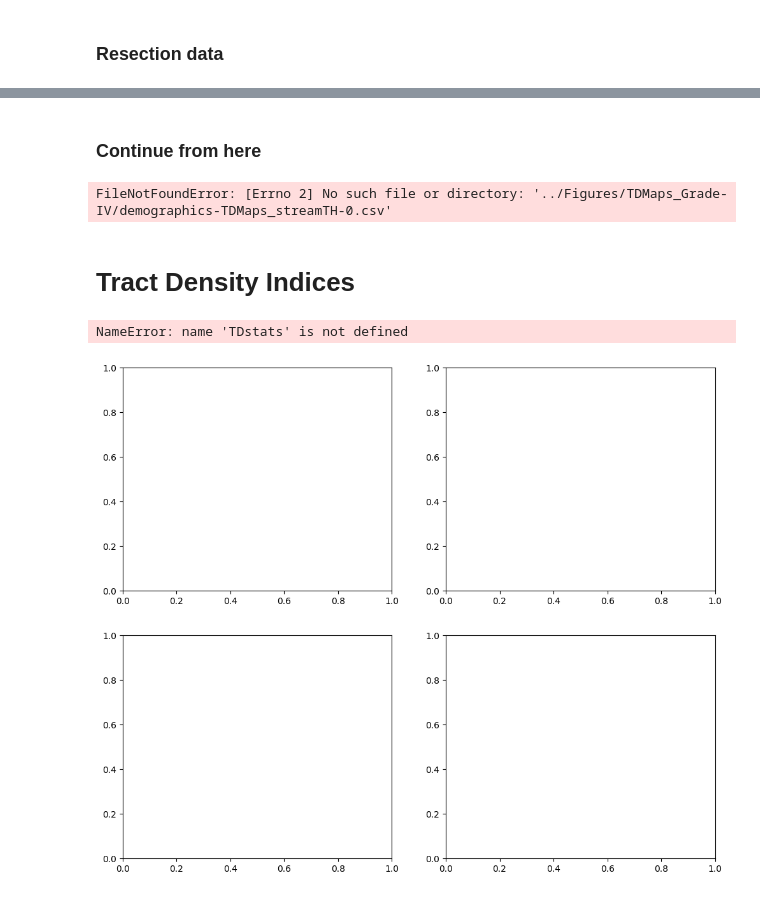
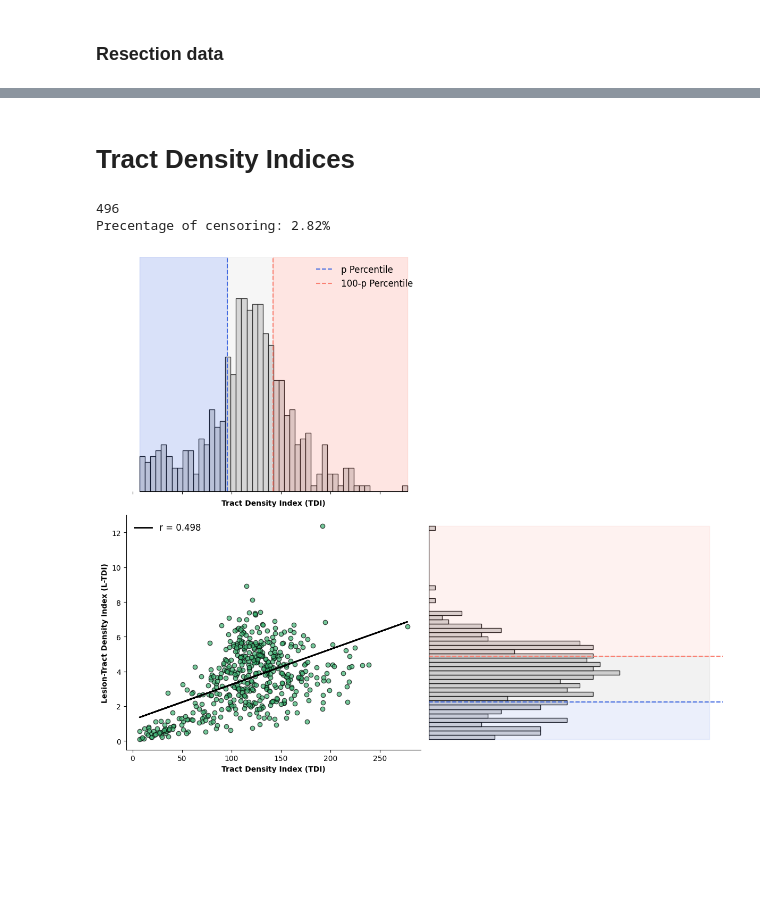
Before and after one commit to JoanSano/NormWM_4_Glioblastoma, a Jupyter notebook: UPENN-GBM/demographics__UPENN.ipynb, the cells around one changed output, grey strips where cells are left out. Cells and saved outputs as stored; diff of their text form; code cells hidden in the pictures; blank space fills up the shorter version.

```diff
--- a/UPENN-GBM/demographics__UPENN.ipynb
+++ b/UPENN-GBM/demographics__UPENN.ipynb
@@ -27,10 +27,16 @@ def autopct_format(values):
         absolute = round(pct / 100. * sum(values))
         return f"{absolute} ({pct:.1f}%)"
     return my_format
+# %%
+root = "D:\JoanFR_Sano\Glioblastoma_UPENN-GBM_v2-20221024"
+fmt = "svg"
+stream_th = 0
+figs_folder = f"Demographics-GBM"
+os.makedirs(os.path.join(root, "Figures/TDMaps_IDH1-WT",figs_folder), exist_ok=True)
+daysXmonth = 365/12
 # %% [markdown]
 # We inspect the full clinical sample, without filters
 # %%
-root = "/home/sano/Documents/Joan/Data/Glioblastoma_UPENN-GBM_v2-20221024"
 figs = os.path.join(root, "Figures")
 os.makedirs(figs, exist_ok=True)
 clinical_raw_full = pd.read_csv(os.path.join(root, "data/UPENN-GBM_clinical_info_v2.1.csv"), sep=',')
@@ -315,22 +730,16 @@ Number of patients without imaging data:  0
-# %% [markdown]
-### Continue from here
-# %%
-stream_th = 0
-figs_folder = f"Demographics-All"
-os.makedirs("../Figures/TDMaps_Grade-IV/"+figs_folder, exist_ok=True)
-daysXmonth = 30
-
-TDstats = pd.read_csv(f"../Figures/TDMaps_Grade-IV/demographics-TDMaps_streamTH-{stream_th}.csv")
-morphology = pd.read_csv(f"../Figures/TDMaps_Grade-IV/demographics-morphology_mask-tissues.csv")
-
-print(TDstats["1-dead 0-alive"].value_counts().sum())
-censored = (TDstats["1-dead 0-alive"]==0).sum()
-all = TDstats["1-dead 0-alive"].value_counts().sum()
-print(f"Precentage of censoring: {round(100*censored/all,2)}%")
-# %% [output]
-FileNotFoundError: [Errno 2] No such file or directory: '../Figures/TDMaps_Grade-IV/demographics-TDMaps_streamTH-0.csv'
 # %% [markdown]
 # Tract Density Indices
+# %%
+TDstats = pd.read_csv(os.path.join(root, f"TDMaps_IDH1-WT/demographics-TDMaps_streamTH-{stream_th}.csv"))
+morphology = pd.read_csv(os.path.join(root, f"TDMaps_IDH1-WT/morphology-tissues.csv"))
+
+print(TDstats["Survival_Status"].value_counts().sum())
+censored = (TDstats["Survival_Status"]==0).sum()
+all = TDstats["Survival_Status"].value_counts().sum()
+print(f"Precentage of censoring: {round(100*censored/all,2)}%")
+# %% [output]
+496
+Precentage of censoring: 2.82%
 # %%
 # Prepare the figure
 fig, ax = plt.subplots(2, 2, figsize=(12, 10), gridspec_kw={"height_ratios": [1, 1]})
@@ -342,54 +751,54 @@ ltdi_25, ltdi_75 = TDstats["Whole lesion TDMap"].quantile(0.25), TDstats["Whole
 # Histogram for "Whole TDMap"
 tdi = TDstats["Whole TDMap"].dropna()
 ax[0, 0].hist(tdi, bins=50, color='lightgray', edgecolor='black', alpha=0.9, density=True)
-ax[0, 0].axvline(tdi_25, color='salmon', linestyle="--", linewidth=1.5, label="p Percentile")
-ax[0, 0].axvline(tdi_75, color='royalblue', linestyle="--", linewidth=1.5, label="100-p Percentile")
-ax[0, 0].fill_betweenx([0, 1], tdi.min(), tdi_25, color="salmon", alpha=0.2, transform=ax[0, 0].get_xaxis_transform())
+ax[0, 0].axvline(tdi_25, color='royalblue', linestyle="--", linewidth=1.5, label="p Percentile")
+ax[0, 0].axvline(tdi_75, color='salmon', linestyle="--", linewidth=1.5, label="100-p Percentile")
+ax[0, 0].fill_betweenx([0, 1], tdi.min(), tdi_25, color="royalblue", alpha=0.2, transform=ax[0, 0].get_xaxis_transform())
 ax[0, 0].fill_betweenx([0, 1], tdi_25, tdi_75, color="lightgray", alpha=0.2, transform=ax[0, 0].get_xaxis_transform())
-ax[0, 0].fill_betweenx([0, 1], tdi_75, tdi.max(), color="royalblue", alpha=0.2, transform=ax[0, 0].get_xaxis_transform())
+ax[0, 0].fill_betweenx([0, 1], tdi_75, tdi.max(), color="salmon", alpha=0.2, transform=ax[0, 0].get_xaxis_transform())
 ax[0, 0].set_xlabel("Tract Density Index (TDI)", fontweight="bold")
 ax[0, 0].spines[["top", "right", "left"]].set_visible(False)
 ax[0, 0].set_yticks([])
 ax[0, 0].set_xticklabels([])
 ax[0, 0].legend(loc="upper right", fontsize=12, frameon=False)
+ax[0, 0].spines['bottom'].set_bounds(tdi.min(),tdi.max())
 
-# Histogram for "Whole lesion TDMap"
-ltdi = TDstats["Whole lesion TDMap"].dropna()
-ax[0, 1].hist(ltdi, bins=50, color='lightgray', edgecolor='black', alpha=0.9, density=True)
-ax[0, 1].axvline(ltdi_25, color='salmon', linestyle="--", linewidth=1.5, label="25th Percentile")
-ax[0, 1].axvline(ltdi_75, color='royalblue', linestyle="--", linewidth=1.5, label="75th Percentile")
-ax[0, 1].fill_betweenx([0, 1], ltdi.min(), ltdi_25, color="salmon", alpha=0.2, transform=ax[0, 1].get_xaxis_transform())
-ax[0, 1].fill_betweenx([0, 1], ltdi_25, ltdi_75, color="lightgray", alpha=0.2, transform=ax[0, 1].get_xaxis_transform())
-ax[0, 1].fill_betweenx([0, 1], ltdi_75, ltdi.max(), color="royalblue", alpha=0.2, transform=ax[0, 1].get_xaxis_transform())
-ax[0, 1].set_xlabel("Lesion-Tract Density Index (L-TDI)", fontweight="bold")
-ax[0, 1].spines[["top", "right", "left"]].set_visible(False)
-ax[0, 1].set_yticks([])
-ax[0, 1].set_xticklabels([])
+# Hide empty subplot (bottom right)
+ax[0, 1].axis("off")
 
 # Scatter plot for the relationship between the two variables
 ax[1, 0].scatter(
     TDstats["Whole TDMap"],
     TDstats["Whole lesion TDMap"],
     alpha=0.7, color="mediumseagreen", edgecolor="black"
 )
 ax[1, 0].set_xlabel("Tract Density Index (TDI)", fontweight="bold")
 ax[1, 0].set_ylabel("Lesion-Tract Density Index (L-TDI)", fontweight="bold")
 ax[1, 0].spines[["top", "right"]].set_visible(False)
 #ax[1, 0].set_xticklabels([])
 #ax[1, 0].set_yticklabels([])
 
 x = TDstats["Whole TDMap"].dropna()
 y = TDstats["Whole lesion TDMap"].dropna()
 slope, intercept, r_value, _, _ = linregress(x, y)
 ax[1, 0].plot(x, slope * x + intercept, color="black", linestyle="-", label=f"r = {r_value:.3f}", linewidth=2)
 ax[1, 0].legend(loc="upper left", fontsize=12, frameon=False)
 
-# Hide empty subplot (bottom right)
-ax[1, 1].axis("off")
+# Histogram for "Whole lesion TDMap"
+ltdi = TDstats["Whole lesion TDMap"].dropna()
+ax[1, 1].hist(ltdi, bins=50, color='lightgray', edgecolor='black', alpha=0.9, density=True, orientation='horizontal')
+ax[1, 1].axhline(ltdi_25, color='royalblue', linestyle="--", linewidth=1.5, label="25th Percentile")
+ax[1, 1].axhline(ltdi_75, color='salmon', linestyle="--", linewidth=1.5, label="75th Percentile")
+ax[1, 1].fill_between([0, 0.35], ltdi.min(), ltdi_25, color="royalblue", alpha=0.1)
+ax[1, 1].fill_between([0, 0.35], ltdi_25, ltdi_75, color="gray", alpha=0.1)
+ax[1, 1].fill_between([0, 0.35], ltdi_75, ltdi.max(), color="salmon", alpha=0.1)
+ax[1, 1].spines[["top", "right", "bottom"]].set_visible(False)
+ax[1, 1].set_yticks([])
+ax[1, 1].set_xticks([])
+ax[1, 1].spines['left'].set_bounds(ltdi.min(),ltdi.max())
 
 # Adjust layout
 fig.tight_layout()
-fig.savefig(f"../Figures/TDMaps_Grade-IV/{figs_folder}/TDIndices.svg", dpi=300, format='svg', transparent=True, bbox_inches='tight')
+fig.savefig(os.path.join(root, f"Figures/TDMaps_IDH1-WT/{figs_folder}/TDIndices.svg"), dpi=300, format='svg', transparent=True, bbox_inches='tight')
 # %% [output]
-NameError: name 'TDstats' is not defined
-[figure, old version]
+[figure, new version]
```
Also changed, not shown: parts of 30 cells of this notebook.
